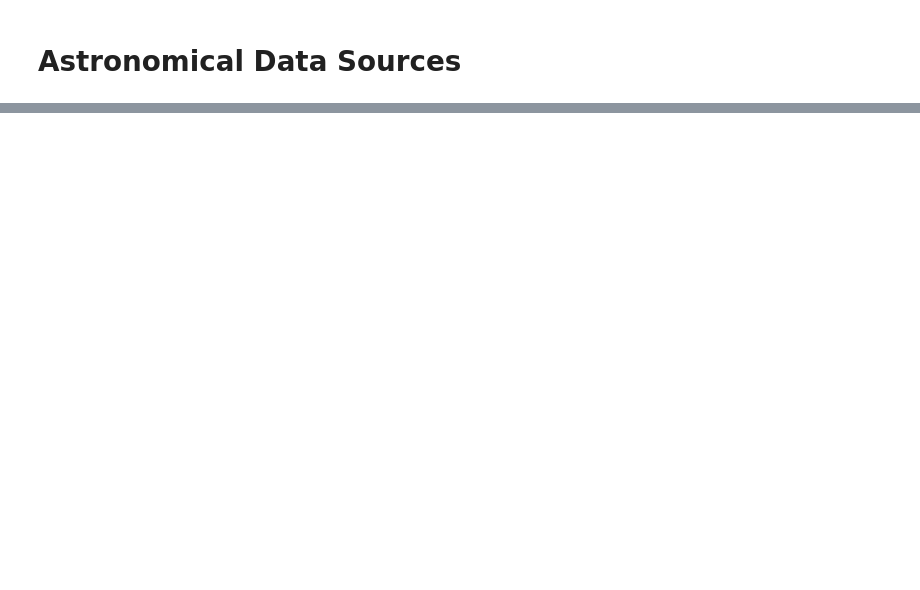
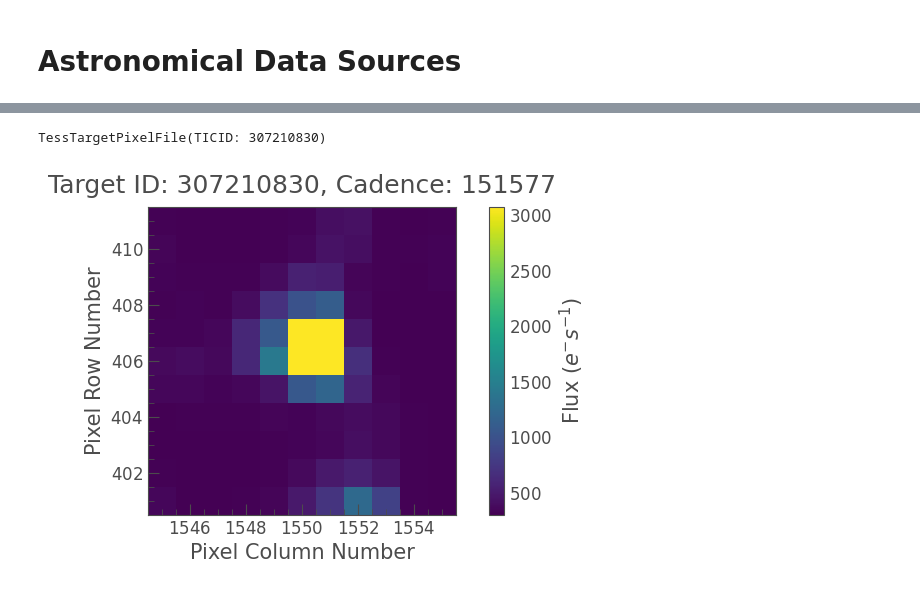
Before and after one commit to deltorobarba/astrophysics, a Jupyter notebook: sources.ipynb, the cells around one changed output, grey strips where cells are left out. Drawn from its saved outputs; the diff is of its cells as text; code cells hidden in the pictures; blank space fills up the shorter version.

```diff
--- a/sources.ipynb
+++ b/sources.ipynb
@@ -24,0 +261,12 @@ https://github.com/deltorobarba/astrophysics/blob/main/exoplanet_kepler10.ipynb
+# %%
+tpf_file = search_result[1].download(quality_bitmask='default')
+tpf_file
+# %% [output]
+TessTargetPixelFile(TICID: 307210830)
+# %%
+tpf_file = lk.search_targetpixelfile('TIC 307210830', mission="TESS", sector=5).download(quality_bitmask='default')
+# %%
+%matplotlib inline
+tpf_file.plot();
+# %% [output]
+[figure, added]
```
Also changed, not shown: parts of 75 cells of this notebook.
